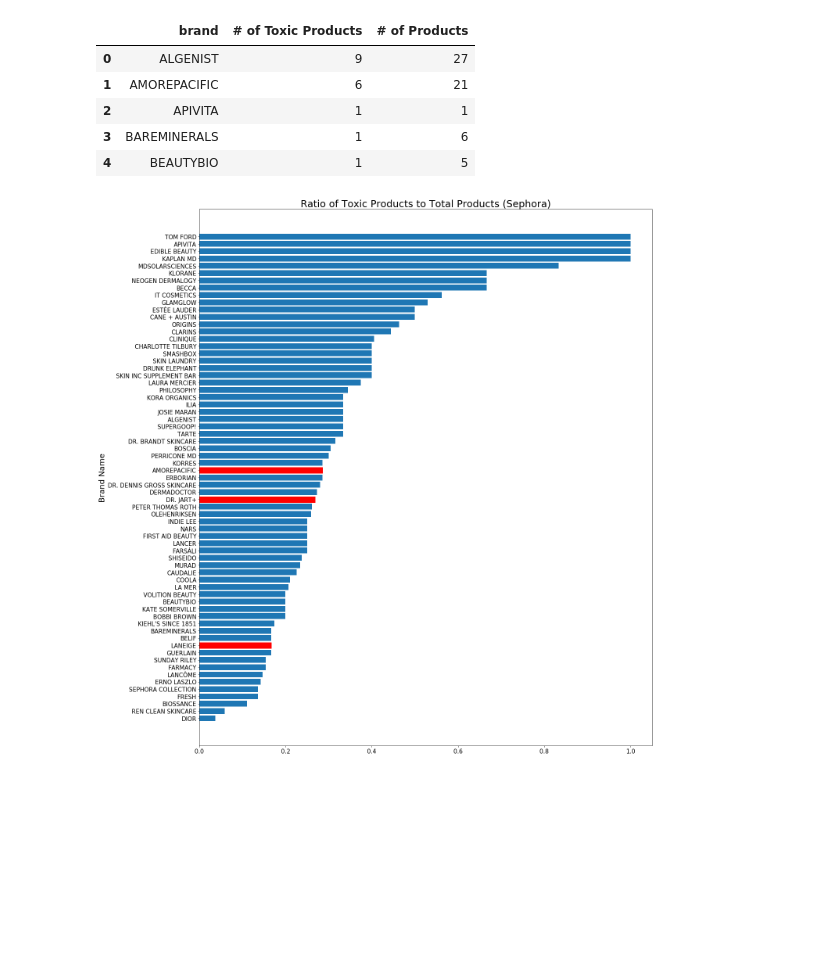
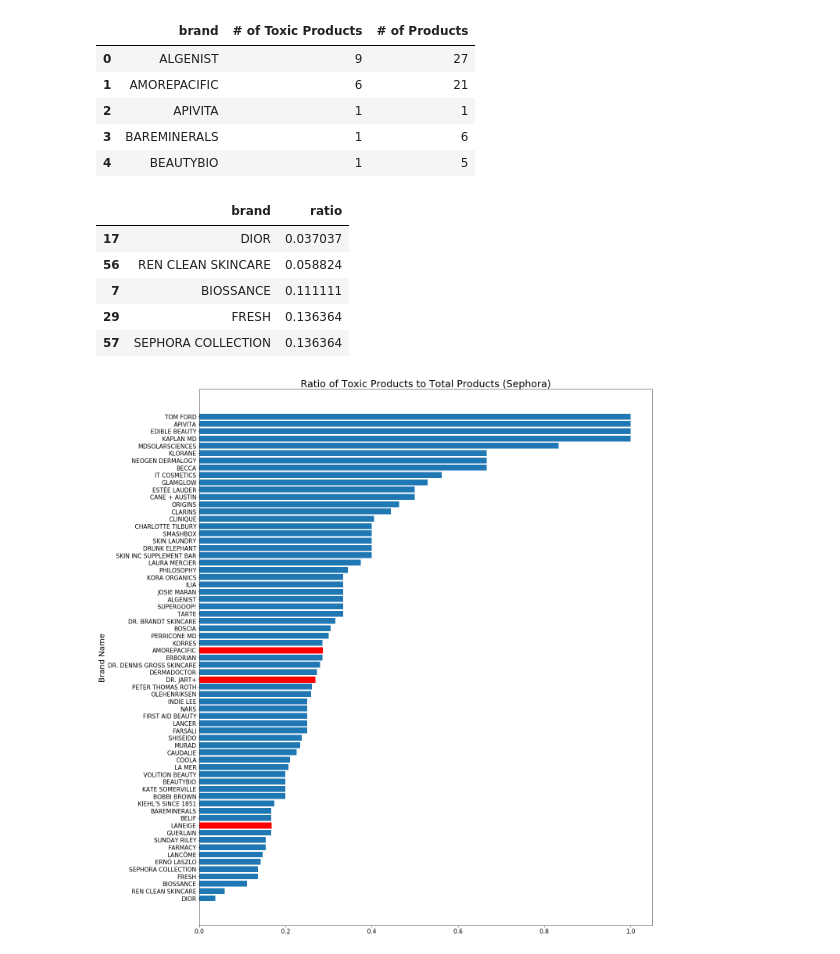
Before and after one commit to nicleong27/EastvsWest_Beauty, a Jupyter notebook: Sephora_Data_Checks.ipynb, the cells around one changed output. Saved outputs shown, nothing was run; the diff lists cells and outputs as text; code cells hidden in the pictures; blank space fills up the shorter version.

```diff
--- a/Sephora_Data_Checks.ipynb
+++ b/Sephora_Data_Checks.ipynb
@@ -224,13 +216,20 @@ sephora_df_brands_final.reset_index().head()
 # %%
 #add new ratio column
 sephora_df_brands_final['ratio'] = sephora_df_brands_final['# of Toxic Products'] / sephora_df_brands_final['# of Products']
 sephora_df_brands_final2 = sephora_df_brands_final.reset_index()
 # sephora_df_brands_final2.head()
 
 sephora_df_brands_ratio = sephora_df_brands_final2[['brand', 'ratio']]
 sephora_df_brands_ratio = sephora_df_brands_ratio.sort_values(by=['ratio'], ascending=True)
 # sephora_df_brands_ratio[sephora_df_brands_ratio['brand'] == 'SON & PARK']
-# sephora_df_brands_ratio
+sephora_df_brands_ratio.head()
+# %% [output]
+|  | brand | ratio |
+| 17 | DIOR | 0.037037 |
+| 56 | REN CLEAN SKINCARE | 0.058824 |
+| 7 | BIOSSANCE | 0.111111 |
+| 29 | FRESH | 0.136364 |
+| 57 | SEPHORA COLLECTION | 0.136364 |
 # %%
 #Plot datapoints
 fig, ax = plt.subplots(figsize=(20,20))
```
Also changed, not shown: parts of 19 cells of this notebook.
